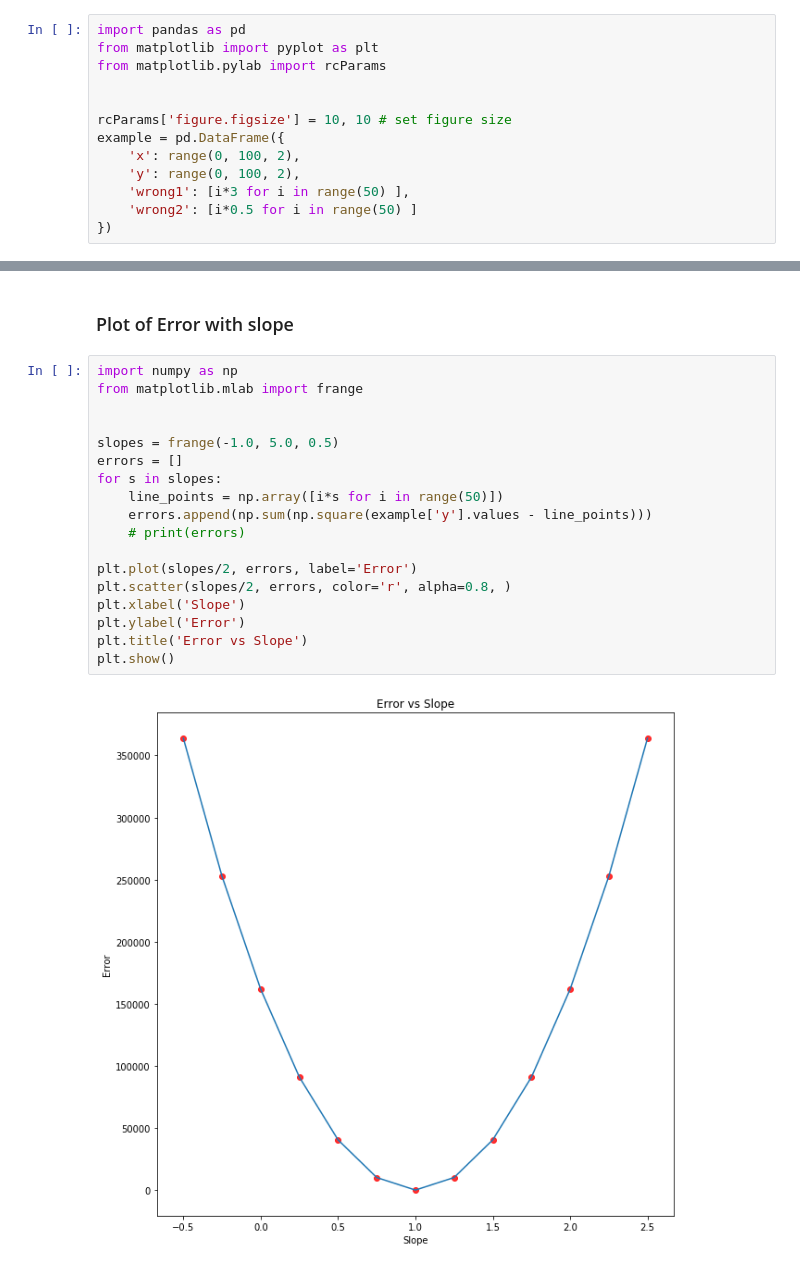
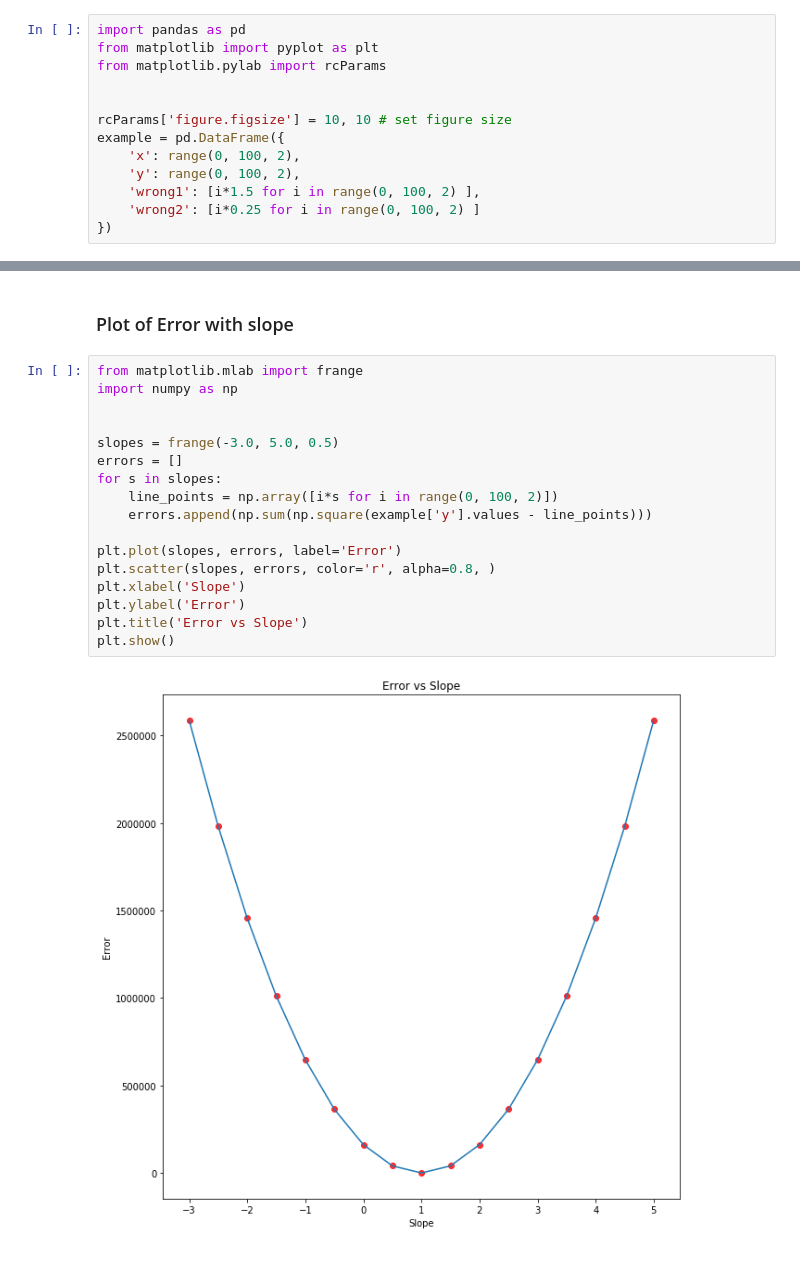
Before and after one commit to SubigyaPanta/ml-presentation, a Jupyter notebook: linear_regression.ipynb, the cells around one changed output, grey strips where cells are left out. Cells and saved outputs as stored; diff of their text form.

Commit message:
Updated slope

```diff
--- a/linear_regression.ipynb
+++ b/linear_regression.ipynb
@@ -8,8 +8,8 @@ rcParams['figure.figsize'] = 10, 10 # set figure size
 example = pd.DataFrame({
     'x': range(0, 100, 2),
     'y': range(0, 100, 2),
-    'wrong1': [i*3 for i in range(50) ],
-    'wrong2': [i*0.5 for i in range(50) ]
+    'wrong1': [i*1.5 for i in range(0, 100, 2) ],
+    'wrong2': [i*0.25 for i in range(0, 100, 2) ]
 })
 # %%
 example.plot(x='x', y='y', color='orange')
@@ -24,22 +24,21 @@ plt.show()
 # %% [markdown]
 ### Plot of Error with slope
 # %%
+from matplotlib.mlab import frange
 import numpy as np
-from matplotlib.mlab import frange
 
 
-slopes = frange(-1.0, 5.0, 0.5)
+slopes = frange(-3.0, 5.0, 0.5)
 errors = []
 for s in slopes:
-    line_points = np.array([i*s for i in range(50)])
+    line_points = np.array([i*s for i in range(0, 100, 2)])
     errors.append(np.sum(np.square(example['y'].values - line_points)))
-    # print(errors)
 
-plt.plot(slopes/2, errors, label='Error')
-plt.scatter(slopes/2, errors, color='r', alpha=0.8, )
+plt.plot(slopes, errors, label='Error')
+plt.scatter(slopes, errors, color='r', alpha=0.8, )
 plt.xlabel('Slope')
 plt.ylabel('Error')
 plt.title('Error vs Slope')
 plt.show()
 # %% [output]
-[figure, old version]
+[figure, new version]
```
